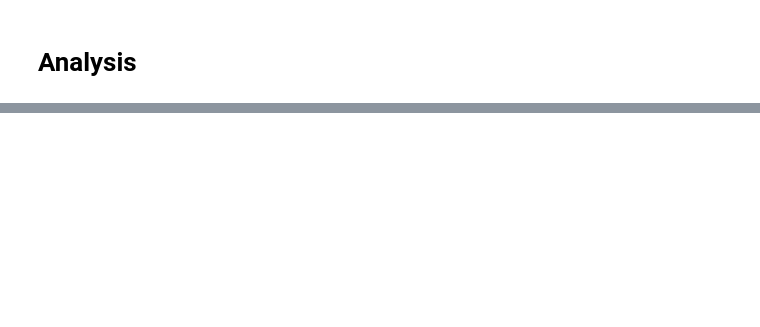
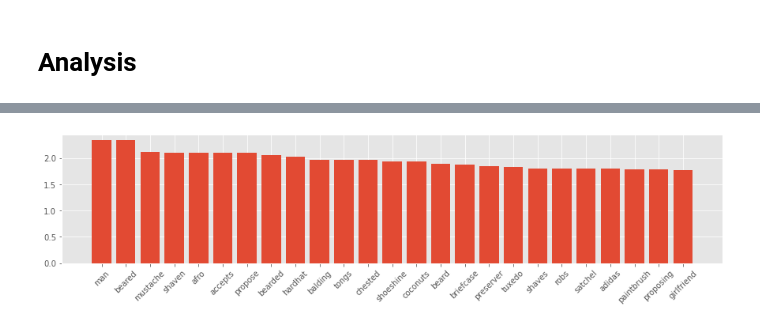
Before and after one commit to athiyadeviyani/CMU-COMPETHICS, a Jupyter notebook: hw1/11830_hw1.ipynb, the cells around one changed output, grey strips where cells are left out. Drawn from its saved outputs; the diff is of its cells as text; code cells hidden in the pictures; blank space fills up the shorter version.

```diff
--- a/hw1/11830_hw1.ipynb
+++ b/hw1/11830_hw1.ipynb
@@ -345,0 +292,4 @@ identities
+# %%
+get_n_highest('man', pmi_hyp, n=25, plot=True)
+# %% [output]
+[figure, added]
```
Also changed, not shown: parts of 168 cells of this notebook.
